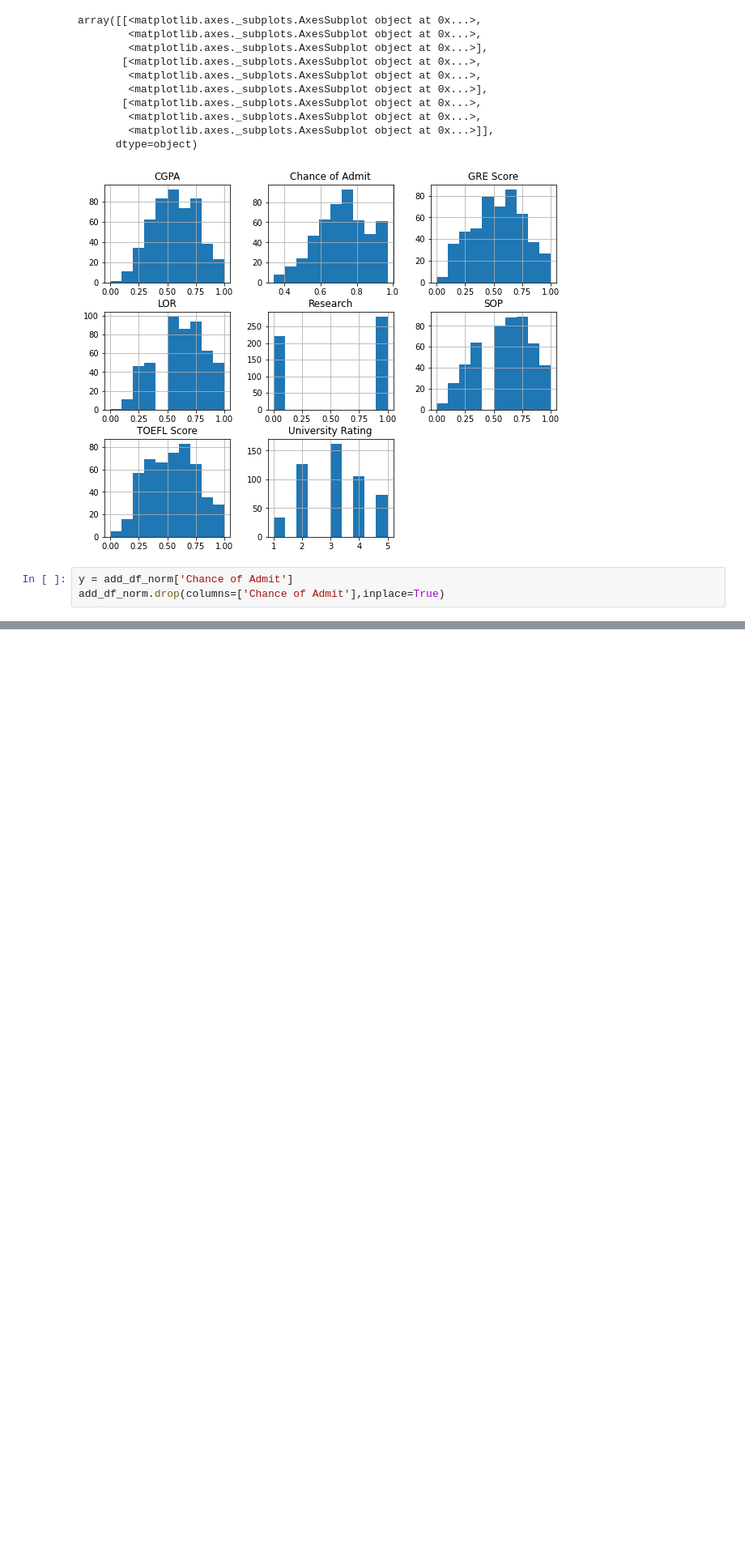
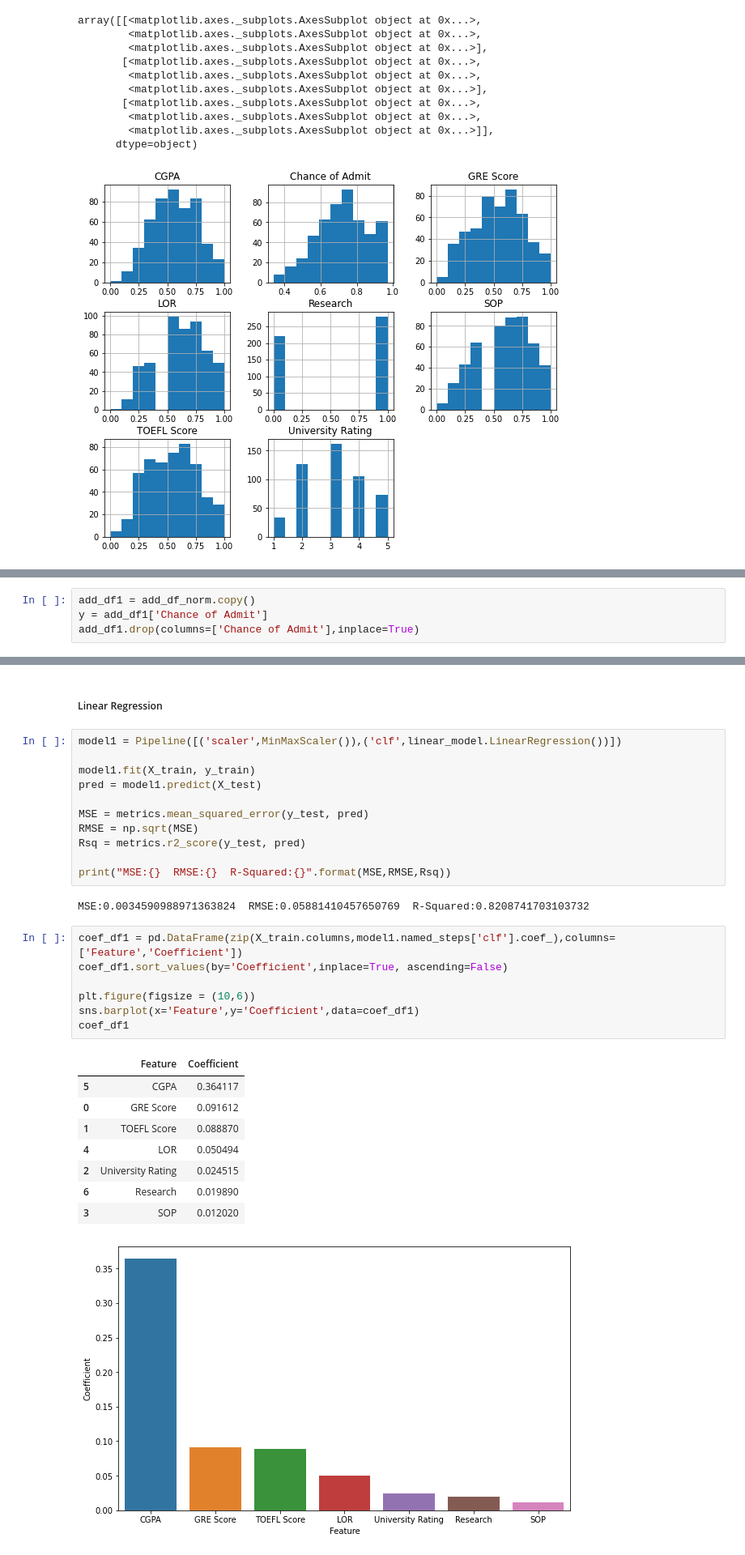
Before and after one commit to deep-son/Graduate-Admission, a Jupyter notebook: Graduate_Admission.ipynb, the cells around one changed output, grey strips where cells are left out. Shown at 81% size. Drawn from its saved outputs; the diff is of its cells as text; blank space fills up the shorter version.

```diff
--- a/Graduate_Admission.ipynb
+++ b/Graduate_Admission.ipynb
@@ -168,6 +206,3 @@ array([[<matplotlib.axes._subplots.AxesSubplot object at 0x...>,
         <matplotlib.axes._subplots.AxesSubplot object at 0x...>]],
       dtype=object)
 [figure]
-# %%
-y = add_df_norm['Chance of Admit']
-add_df_norm.drop(columns=['Chance of Admit'],inplace=True)
@@ -341,0 +211,4 @@ Training Accuracy: 78.40 (+/- 0.17)
+# %%
+add_df1 = add_df_norm.copy()
+y = add_df1['Chance of Admit']
+add_df1.drop(columns=['Chance of Admit'],inplace=True)
@@ -341,0 +219,32 @@ Training Accuracy: 78.40 (+/- 0.17)
+# %% [markdown]
+##### Linear Regression
+# %%
+model1 = Pipeline([('scaler',MinMaxScaler()),('clf',linear_model.LinearRegression())])
+
+model1.fit(X_train, y_train)
+pred = model1.predict(X_test)
+
+MSE = metrics.mean_squared_error(y_test, pred)
+RMSE = np.sqrt(MSE)
+Rsq = metrics.r2_score(y_test, pred)
+
+print("MSE:{}  RMSE:{}  R-Squared:{}".format(MSE,RMSE,Rsq))
+# %% [output]
+MSE:0.0034590988971363824  RMSE:0.05881410457650769  R-Squared:0.8208741703103732
+# %%
+coef_df1 = pd.DataFrame(zip(X_train.columns,model1.named_steps['clf'].coef_),columns=['Feature','Coefficient'])
+coef_df1.sort_values(by='Coefficient',inplace=True, ascending=False)
+
+plt.figure(figsize = (10,6))
+sns.barplot(x='Feature',y='Coefficient',data=coef_df1)
+coef_df1
+# %% [output]
+|  | Feature | Coefficient |
+| 5 | CGPA | 0.364117 |
+| 0 | GRE Score | 0.091612 |
+| 1 | TOEFL Score | 0.088870 |
+| 4 | LOR | 0.050494 |
+| 2 | University Rating | 0.024515 |
+| 6 | Research | 0.019890 |
+| 3 | SOP | 0.012020 |
+[figure, added]
```
Also changed, not shown: parts of 57 cells of this notebook.
